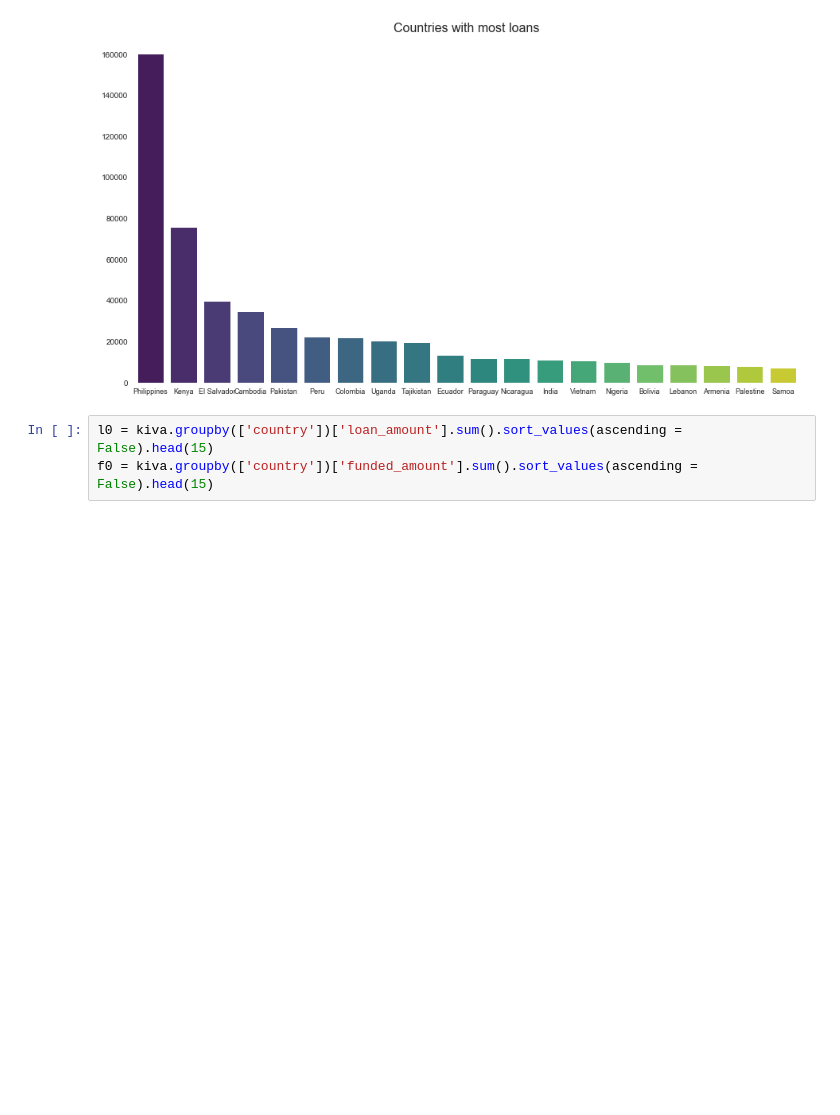
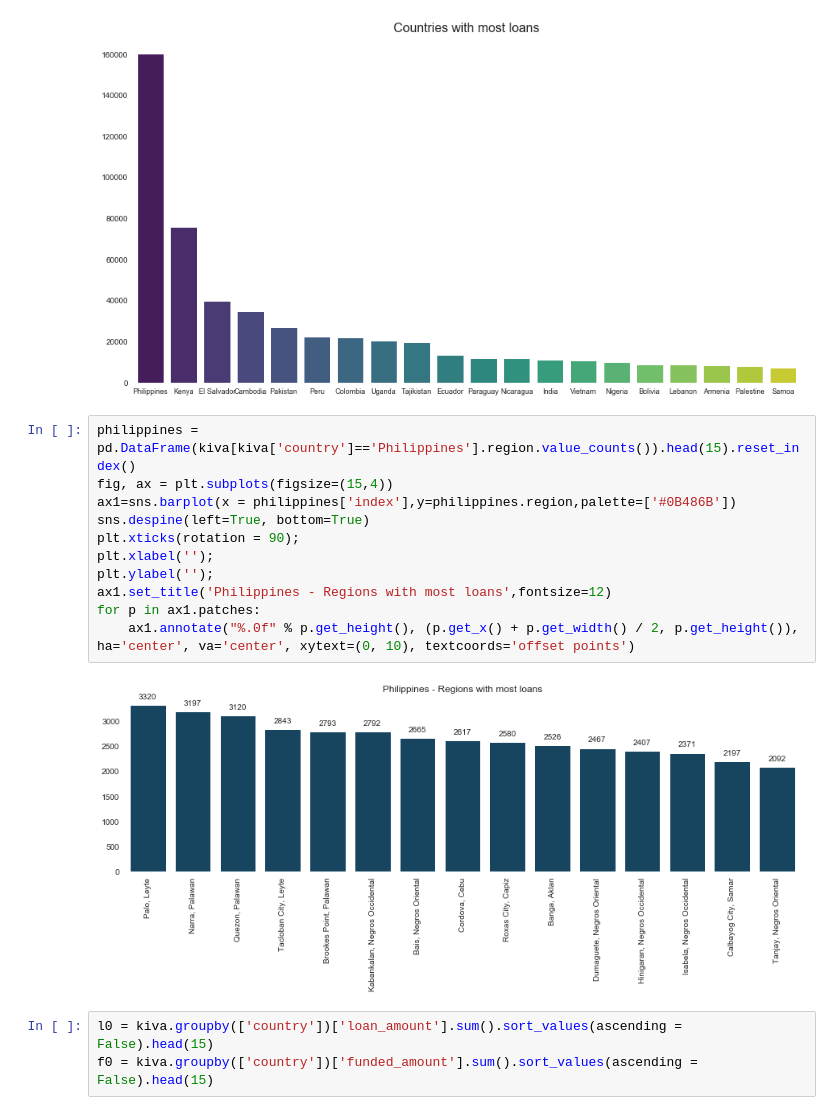
Before and after one commit to JakubPluta/EDA-ML, a Jupyter notebook: Kiva Crowdfunding EDA.ipynb, the cells around one changed output. Drawn from its saved outputs; the diff is of its cells as text; blank space fills up the shorter version.

```diff
--- a/Kiva Crowdfunding EDA.ipynb
+++ b/Kiva Crowdfunding EDA.ipynb
@@ -71,6 +106,19 @@ sns.despine(top=True, right=True, left=True, bottom=True, offset=None, trim=Fals
 a.set_title('Countries with most loans',fontsize=16);
 # %% [output]
 [figure]
+# %%
+philippines = pd.DataFrame(kiva[kiva['country']=='Philippines'].region.value_counts()).head(15).reset_index()
+fig, ax = plt.subplots(figsize=(15,4))
+ax1=sns.barplot(x = philippines['index'],y=philippines.region,palette=['#0B486B'])
+sns.despine(left=True, bottom=True)
+plt.xticks(rotation = 90);
+plt.xlabel('');
+plt.ylabel('');
+ax1.set_title('Philippines - Regions with most loans',fontsize=12)
+for p in ax1.patches:
+    ax1.annotate("%.0f" % p.get_height(), (p.get_x() + p.get_width() / 2, p.get_height()), ha='center', va='center', xytext=(0, 10), textcoords='offset points')
+# %% [output]
+[figure, added]
 # %%
 l0 = kiva.groupby(['country'])['loan_amount'].sum().sort_values(ascending = False).head(15)
 f0 = kiva.groupby(['country'])['funded_amount'].sum().sort_values(ascending = False).head(15)
```
Also changed, not shown: parts of 5 cells of this notebook.
